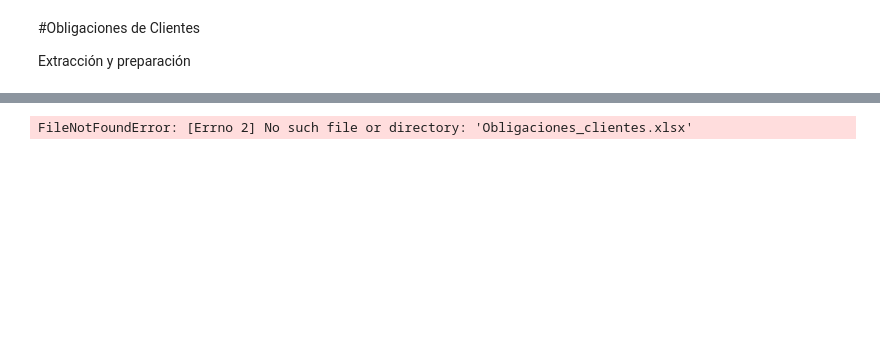
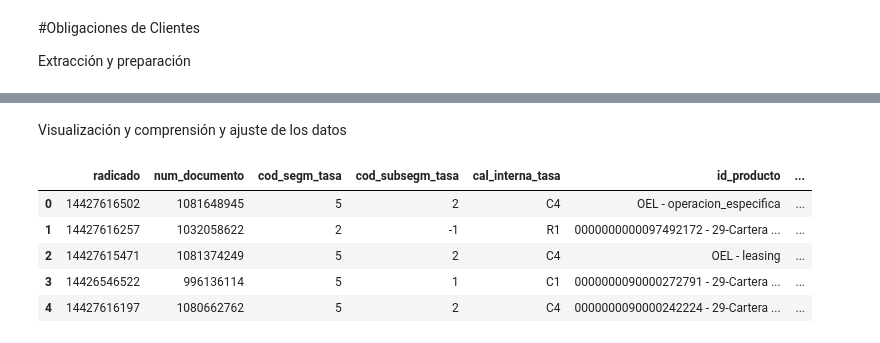
Before and after one commit to dapv9/obligaciones, a Jupyter notebook: etl-obligaciones.ipynb, the cells around one changed output, grey strips where cells are left out. Saved outputs shown, nothing was run; the diff lists cells and outputs as text; code cells hidden in the pictures; blank space fills up the shorter version.

```diff
--- a/etl-obligaciones.ipynb
+++ b/etl-obligaciones.ipynb
@@ -11,6 +8,0 @@ ModuleNotFoundError: No module named 'openpyxl'
-# %%
-obligaciones = 'Obligaciones_clientes.xlsx'
-tasas = 'tasas_productos.xlsx'
-df_obligaciones = pd.read_excel(obligaciones)
-# %% [output]
-FileNotFoundError: [Errno 2] No such file or directory: 'Obligaciones_clientes.xlsx'
@@ -16,0 +20,11 @@ FileNotFoundError: [Errno 2] No such file or directory: 'Obligaciones_clientes.x
+# %% [markdown]
+Visualización y comprensión y ajuste de los datos
+# %%
+df_obl.head()
+# %% [output]
+|  | radicado | num_documento | cod_segm_tasa | cod_subsegm_tasa | cal_interna_tasa | id_producto | ... |
+| 0 | 14427616502 | 1081648945 | 5 | 2 | C4 | OEL - operacion_especifica | ... |
+| 1 | 14427616257 | 1032058622 | 2 | -1 | R1 | 0000000000097492172 - 29-Cartera ... | ... |
+| 2 | 14427615471 | 1081374249 | 5 | 2 | C4 | OEL - leasing | ... |
+| 3 | 14426546522 | 996136114 | 5 | 1 | C1 | 0000000090000272791 - 29-Cartera ... | ... |
+| 4 | 14427616197 | 1080662762 | 5 | 2 | C4 | 0000000090000242224 - 29-Cartera ... | ... |
```
Also changed, not shown: parts of 7 cells of this notebook, 1 other file.
